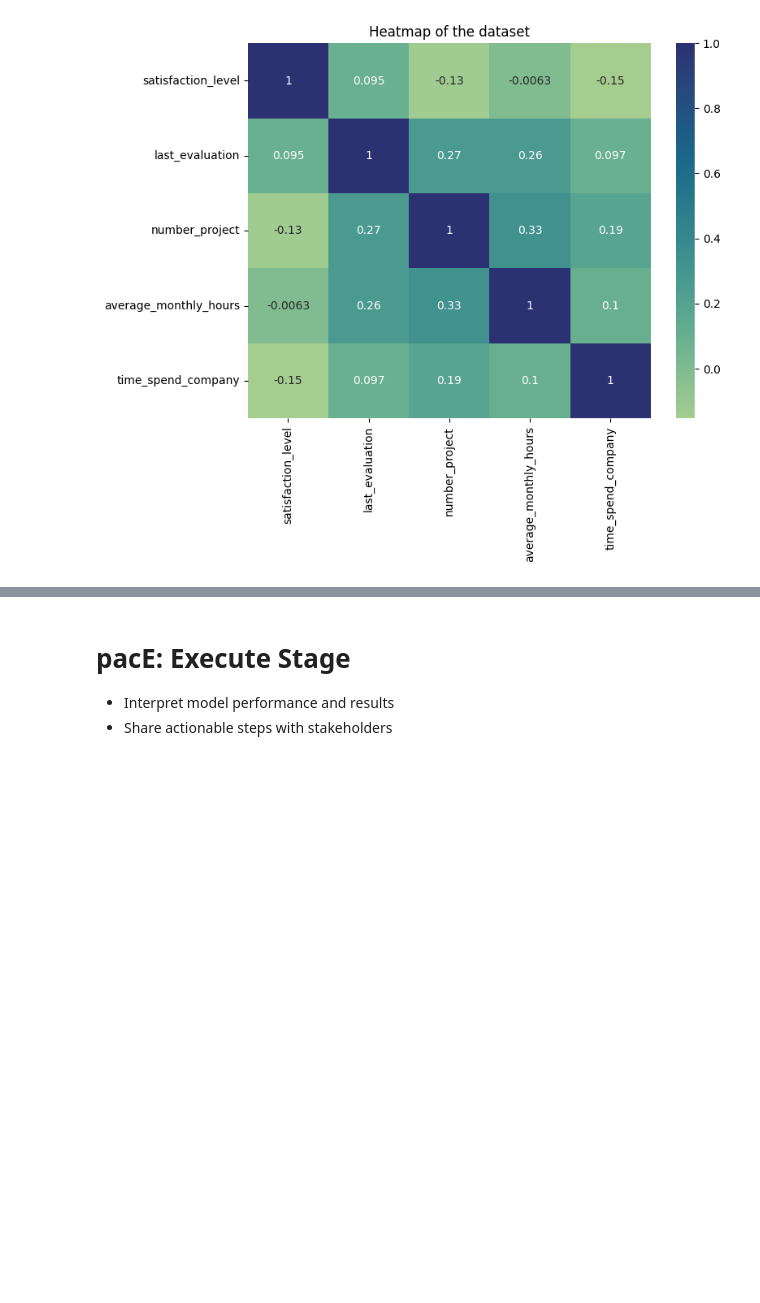
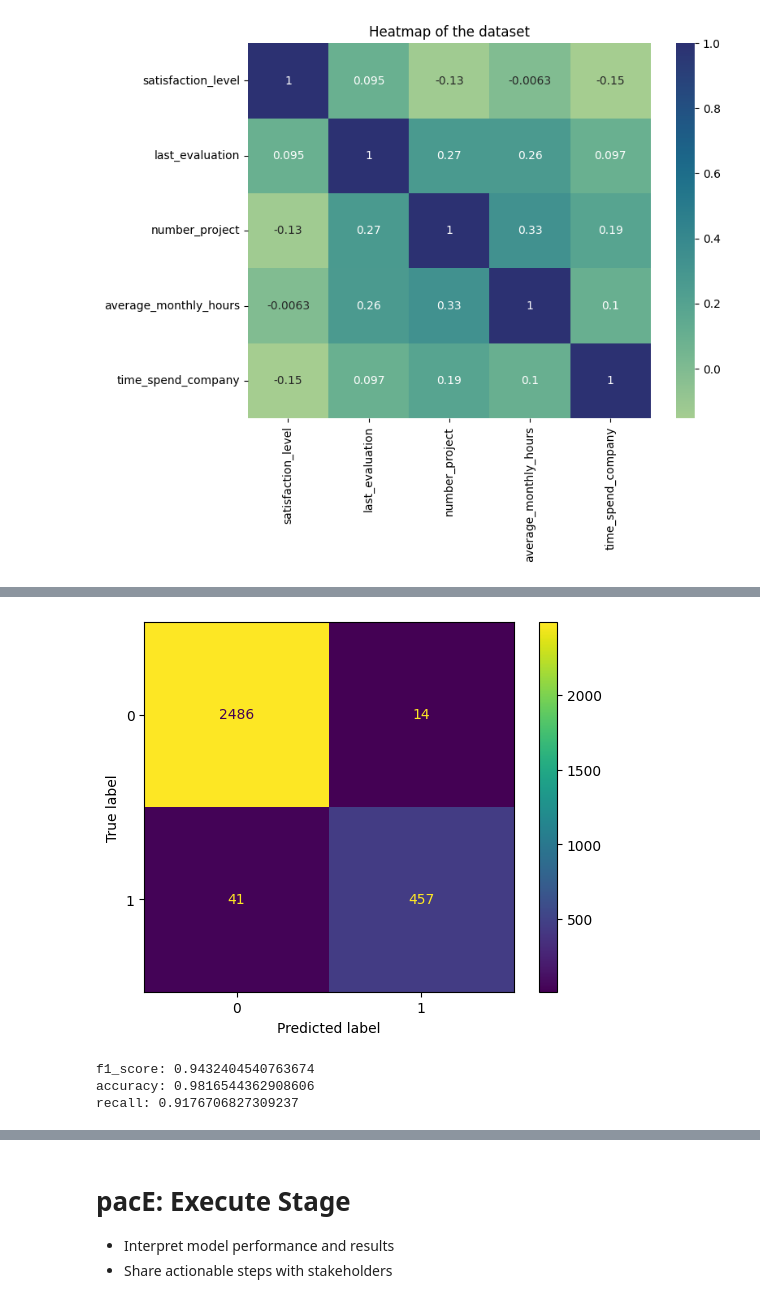
Before and after one commit to mkopanik/Capstone-Project-ML-HR-Analytics, a Jupyter notebook: Activity_ Course 7 Salifort Motors project lab.ipynb, the cells around one changed output, grey strips where cells are left out. Saved outputs shown, nothing was run; the diff lists cells and outputs as text; code cells hidden in the pictures; blank space fills up the shorter version.

```diff
--- a/Activity_ Course 7 Salifort Motors project lab.ipynb
+++ b/Activity_ Course 7 Salifort Motors project lab.ipynb
@@ -445,7 +445,7 @@ df_enc['salary'] = (
 )
 
 # Dummy encode the `department` column
-df_enc = pd.get_dummies(df_enc, drop_first=False)
+df_enc = pd.get_dummies(df_enc, drop_first=False,dtype='int')
 
 # Display the new dataframe
 df_enc.head()
@@ -480,0 +578,9 @@ df_logreg.head()
+# %%
+X =  df_enc.drop(columns='left')
+y = df_enc['left']
+# %%
+X_train, X_test, y_train, y_test = train_test_split(X,y,test_size=0.25,stratify=y, random_state=120)
+# %%
+cb = CatBoostClassifier() # in next step we'll proceed with class_weight balance model
+cb.fit(X_train,y_train)
+y_pred = cb.predict(X_test)
@@ -480,0 +605,24 @@ df_logreg.head()
+# %%
+# Compute values for confusion matrix
+cb_cm = confusion_matrix(y_test, y_pred)
+
+# Create display of confusion matrix
+cb_disp = ConfusionMatrixDisplay(confusion_matrix=cb_cm,
+                                  )
+
+# Plot confusion matrix
+cb_disp.plot(values_format='')
+
+# Display plot
+plt.show()
+# %% [output]
+[figure, added]
+# %%
+# basic metrics
+print("f1_score:",f1_score(y_test,y_pred))
+print("accuracy:",accuracy_score(y_test,y_pred))
+print("recall:",recall_score(y_test,y_pred))
+# %% [output]
+f1_score: 0.9432404540763674
+accuracy: 0.9816544362908606
+recall: 0.9176706827309237
```
Also changed, not shown: parts of 40 cells of this notebook, 5 other files.
